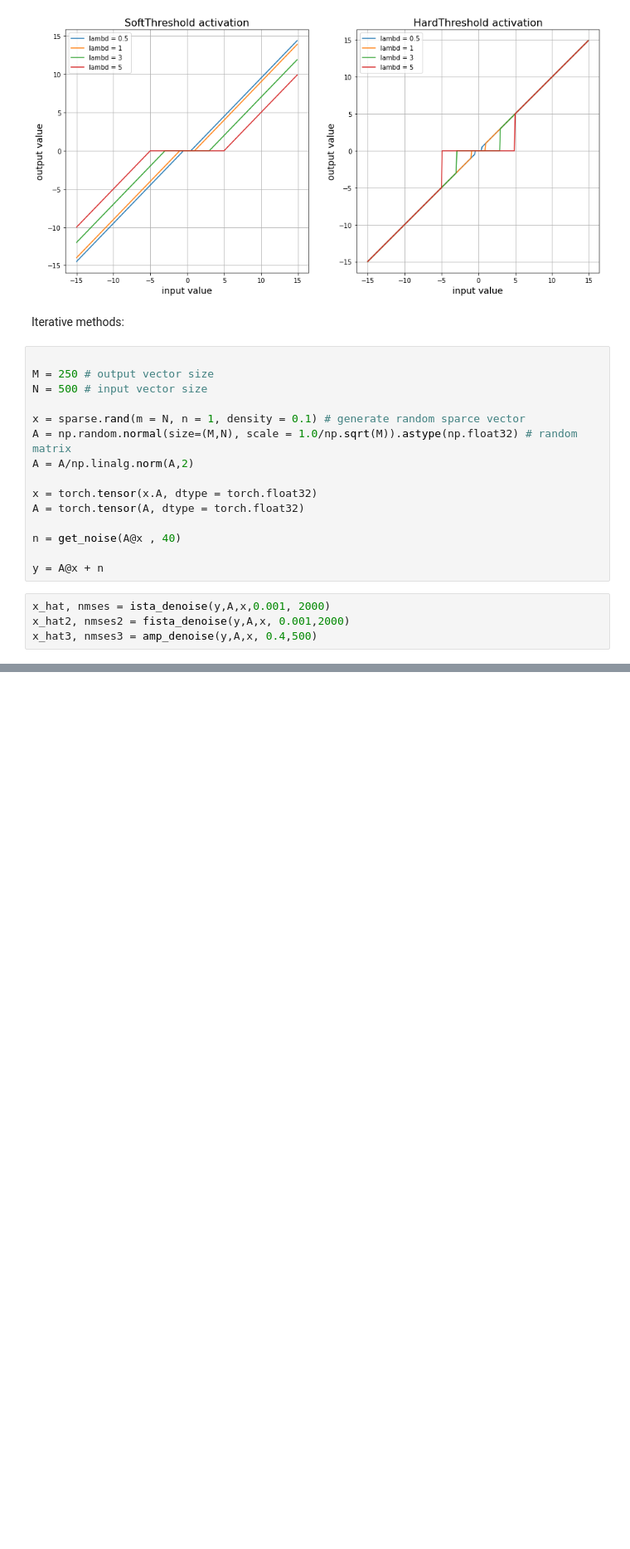
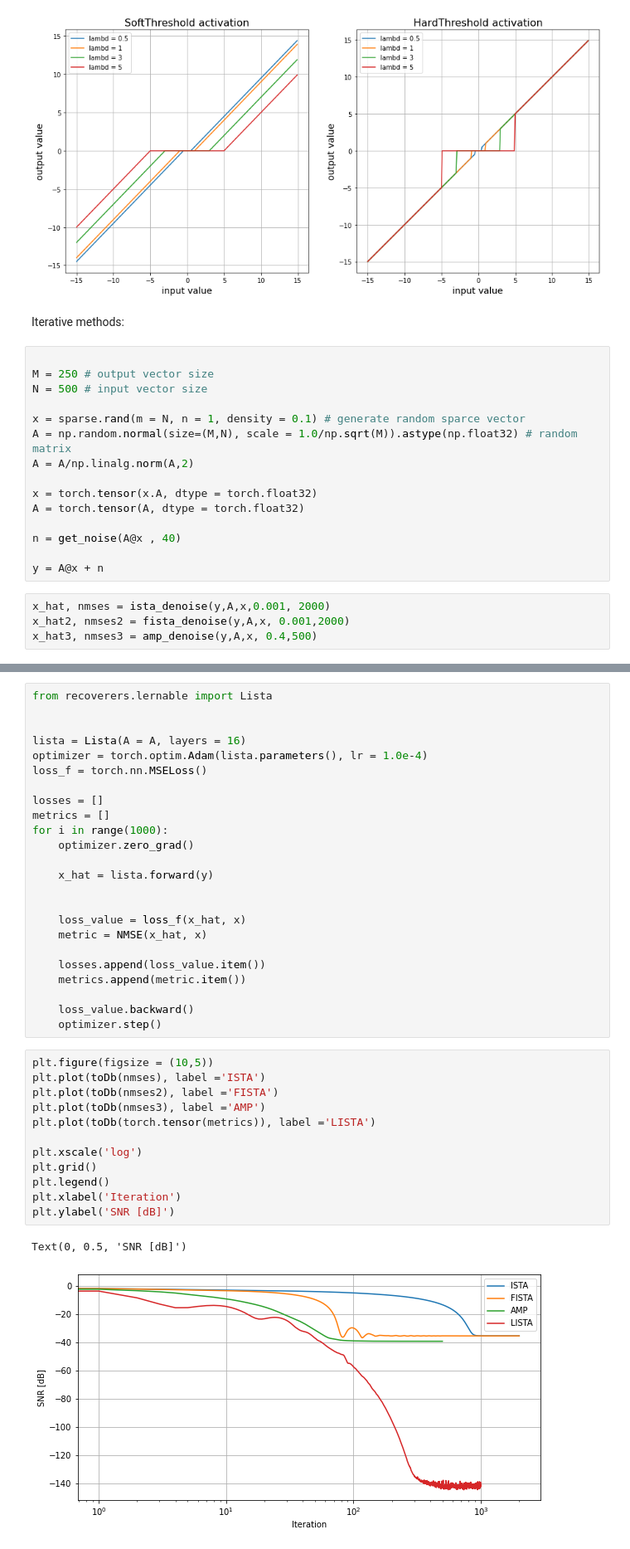
Before and after one commit to Albly/Sparce_image_reconstruction, a Jupyter notebook: notebooks/tests.ipynb, the cells around one changed output, grey strips where cells are left out. Shown: that part at 83% size. Cells and saved outputs as stored; diff of their text form; blank space fills up the shorter version.

Commit message:
LISTA has been added

```diff
--- a/notebooks/tests.ipynb
+++ b/notebooks/tests.ipynb
@@ -111,0 +114,39 @@ Text(0, 0.5, 'SNR [dB]')
+# %%
+from recoverers.lernable import Lista
+
+
+lista = Lista(A = A, layers = 16)
+optimizer = torch.optim.Adam(lista.parameters(), lr = 1.0e-4)
+loss_f = torch.nn.MSELoss()
+
+losses = []
+metrics = []
+for i in range(1000):
+    optimizer.zero_grad()
+
+    x_hat = lista.forward(y)
+
+
+    loss_value = loss_f(x_hat, x)
+    metric = NMSE(x_hat, x)
+
+    losses.append(loss_value.item())
+    metrics.append(metric.item())
+
+    loss_value.backward()
+    optimizer.step()
+# %%
+plt.figure(figsize = (10,5))
+plt.plot(toDb(nmses), label ='ISTA')
+plt.plot(toDb(nmses2), label ='FISTA')
+plt.plot(toDb(nmses3), label ='AMP')
+plt.plot(toDb(torch.tensor(metrics)), label ='LISTA')
+
+plt.xscale('log')
+plt.grid()
+plt.legend()
+plt.xlabel('Iteration')
+plt.ylabel('SNR [dB]')
+# %% [output]
+Text(0, 0.5, 'SNR [dB]')
+[figure, added]
```
Also changed, not shown: parts of 1 cell of this notebook, 1 other file.
